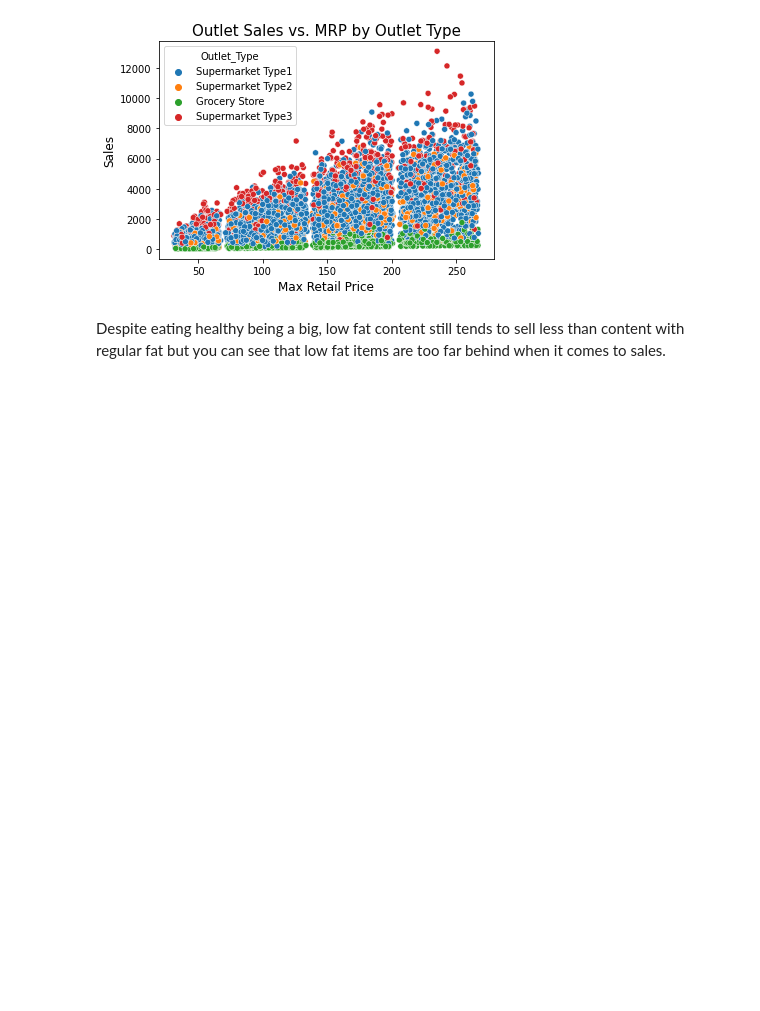
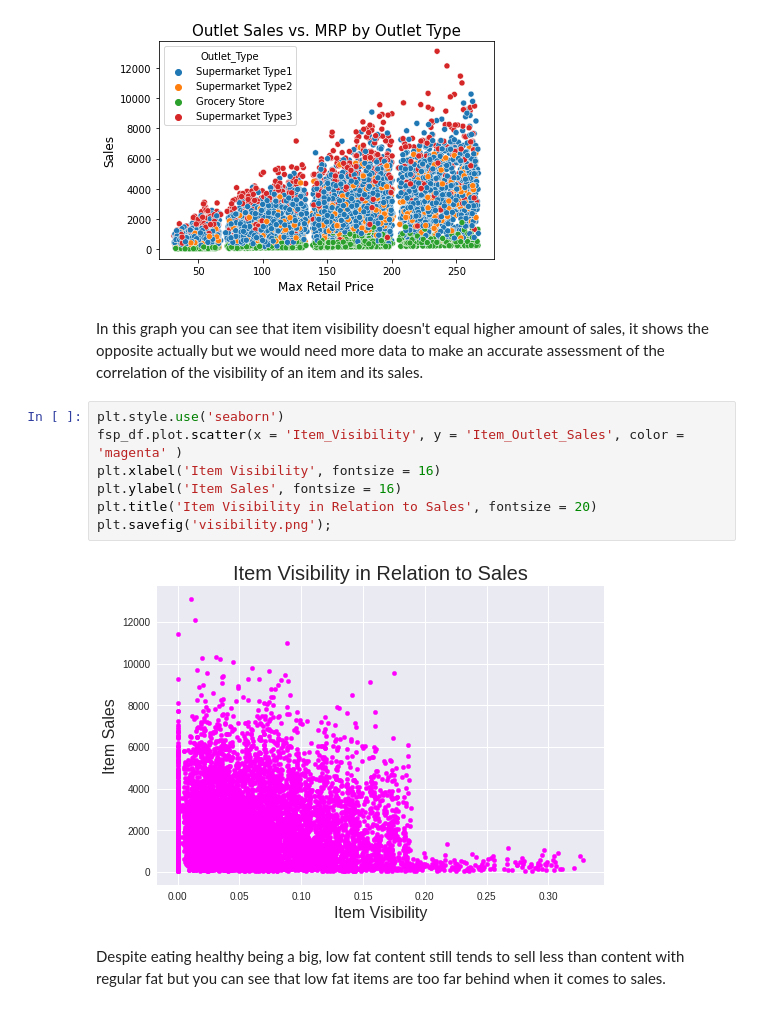
Before and after one commit to DeQuayM5/Food-Sales-Predictions-2-, a Jupyter notebook: FoodSalesPredictions.ipynb, the cells around one changed output. Drawn from its saved outputs; the diff is of its cells as text; blank space fills up the shorter version.

```diff
--- a/FoodSalesPredictions.ipynb
+++ b/FoodSalesPredictions.ipynb
@@ -217,6 +217,17 @@ plt.ylabel('Sales', fontsize = 12)
 plt.savefig('type_sales.png');
 # %% [output]
 [figure]
+# %% [markdown]
+In this graph you can see that item visibility doesn't equal higher amount of sales, it shows the opposite actually but we would need more data to make an accurate assessment of the correlation of the visibility of an item and its sales.
+# %%
+plt.style.use('seaborn')
+fsp_df.plot.scatter(x = 'Item_Visibility', y = 'Item_Outlet_Sales', color = 'magenta' )
+plt.xlabel('Item Visibility', fontsize = 16)
+plt.ylabel('Item Sales', fontsize = 16)
+plt.title('Item Visibility in Relation to Sales', fontsize = 20)
+plt.savefig('visibility.png');
+# %% [output]
+[figure, added]
 # %% [markdown]
 Despite eating healthy being a big, low fat content still tends to sell less than content with regular fat but you can see that low fat items are too far behind when it comes to sales.
 # %%
```
